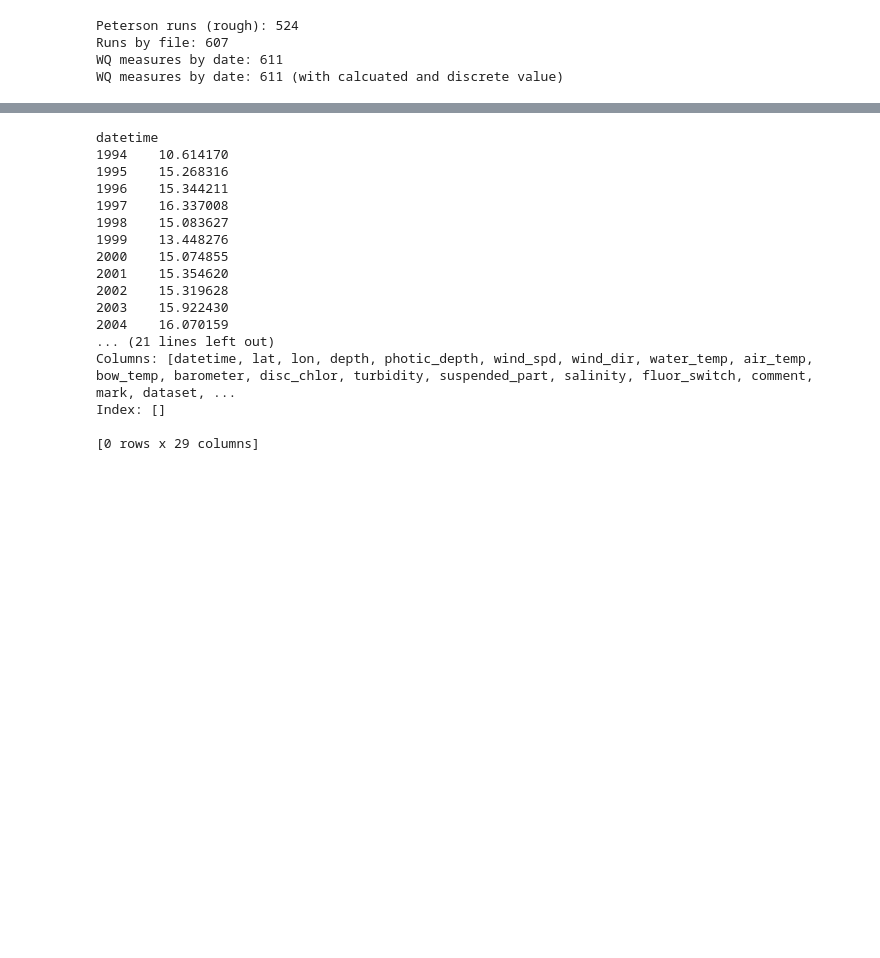
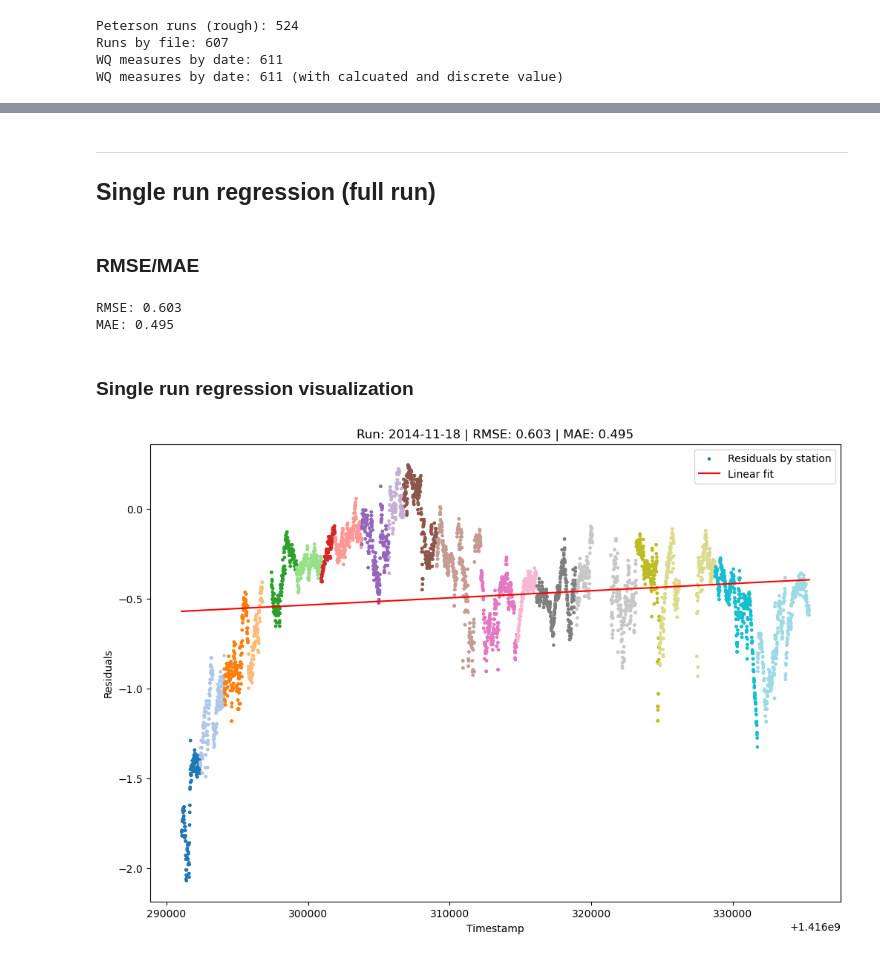
Before and after one commit to AlekWithK/PetersonFlowThrough, a Jupyter notebook: regression_cruiseall.ipynb, the cells around one changed output, grey strips where cells are left out. Drawn from its saved outputs; the diff is of its cells as text; code cells hidden in the pictures; blank space fills up the shorter version.

Commit message:
single run regression stats

```diff
--- a/regression_cruiseall.ipynb
+++ b/regression_cruiseall.ipynb
@@ -119,23 +125,3 @@ plt.show()
-# %%
-temp = df_ft.copy()
-print(temp.groupby(temp.datetime.dt.year)['water_temp'].mean())
-temp = temp[temp.datetime.dt.year == '2016']
-print(temp.head())
-# %% [output]
-datetime
-1994    10.614170
-1995    15.268316
-1996    15.344211
-1997    16.337008
-1998    15.083627
-1999    13.448276
-2000    15.074855
-2001    15.354620
-2002    15.319628
-2003    15.922430
-2004    16.070159
-... (21 lines left out)
-Columns: [datetime, lat, lon, depth, photic_depth, wind_spd, wind_dir, water_temp, air_temp, bow_temp, barometer, disc_chlor, turbidity, suspended_part, salinity, fluor_switch, comment, mark, dataset, ...
-Index: []
-
-[0 rows x 29 columns]
+# %% [markdown]
+---
+## Single run regression (full run)
@@ -141,0 +154,32 @@ Index: []
+# %% [markdown]
+### RMSE/MAE
+# %%
+df_pet_single.dropna(subset=['error'], inplace=True)
+rmse = round(math.sqrt(df_pet_single.sq_error.sum() / len(df_pet_single.sq_error)), 3)
+mae = round(df_pet_single.error.abs().sum() / len(df_pet_single), 3)
+print(f'RMSE: {rmse}')
+print(f'MAE: {mae}')
+# %% [output]
+RMSE: 0.603
+MAE: 0.495
+# %% [markdown]
+### Single run regression visualization
+# %%
+unique = df_pet_single.station_id.unique()
+new_val = list(range(1, len(unique) + 1))
+map_dict = dict(zip(unique, new_val))
+df_pet_single.replace({'station_id': map_dict}, inplace=True)
+
+fig, ax = plt.subplots(figsize=(12, 8))
+ax.scatter(x=df_pet_single.timestamp, y=df_pet_single.error, s=5, c=df_pet_single.station_id, cmap='tab20', label='Residuals by station')
+
+m, b = np.polyfit(x=df_pet_single.timestamp, y=df_pet_single.error, deg=1)
+ax.plot(df_pet_single.timestamp, (df_pet_single.timestamp * m + b), c='red', label='Linear fit')
+
+plt.title(f'Run: {date_dt} | RMSE: {rmse} | MAE: {mae}')
+plt.xlabel('Timestamp')
+plt.ylabel('Residuals')
+plt.legend()
+plt.show()
+# %% [output]
+[figure, added]
```
Also changed, not shown: parts of 6 cells of this notebook, 8 other files.
